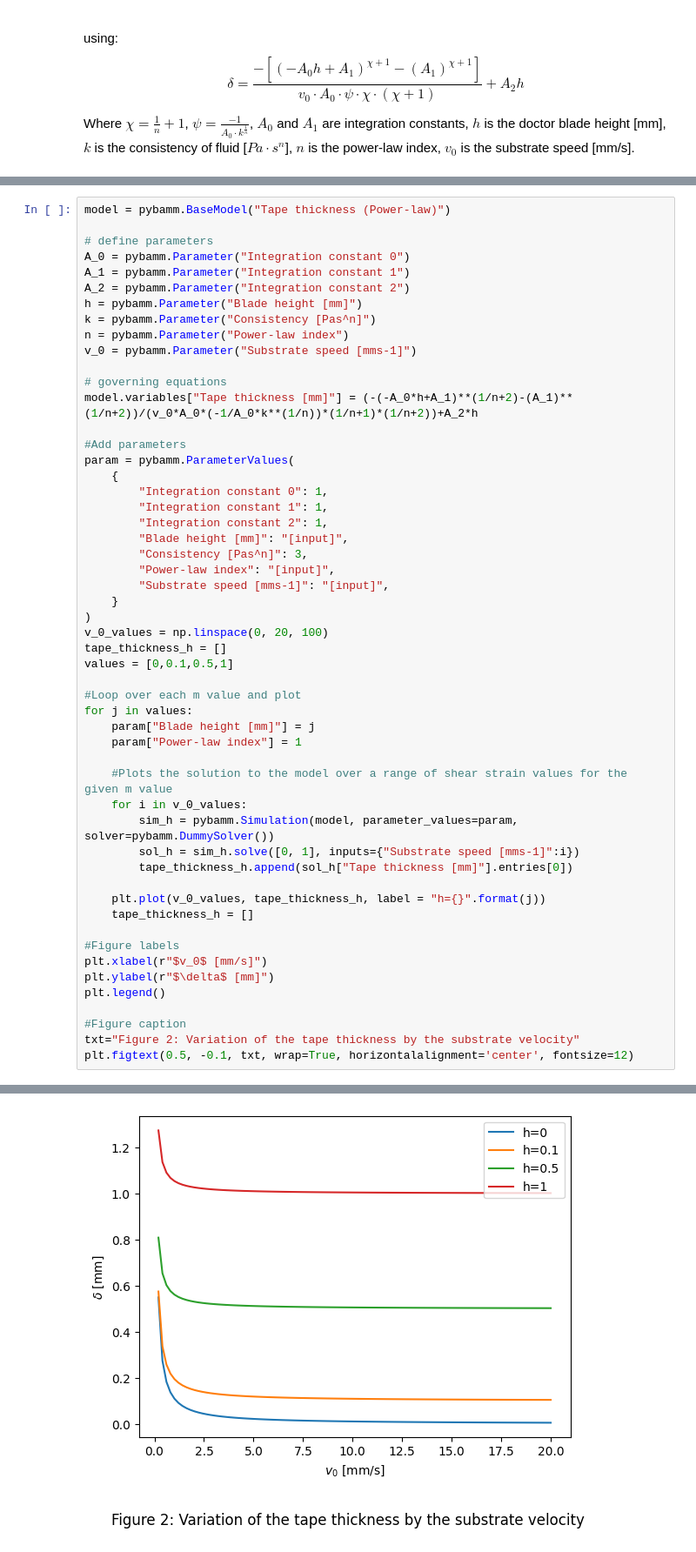
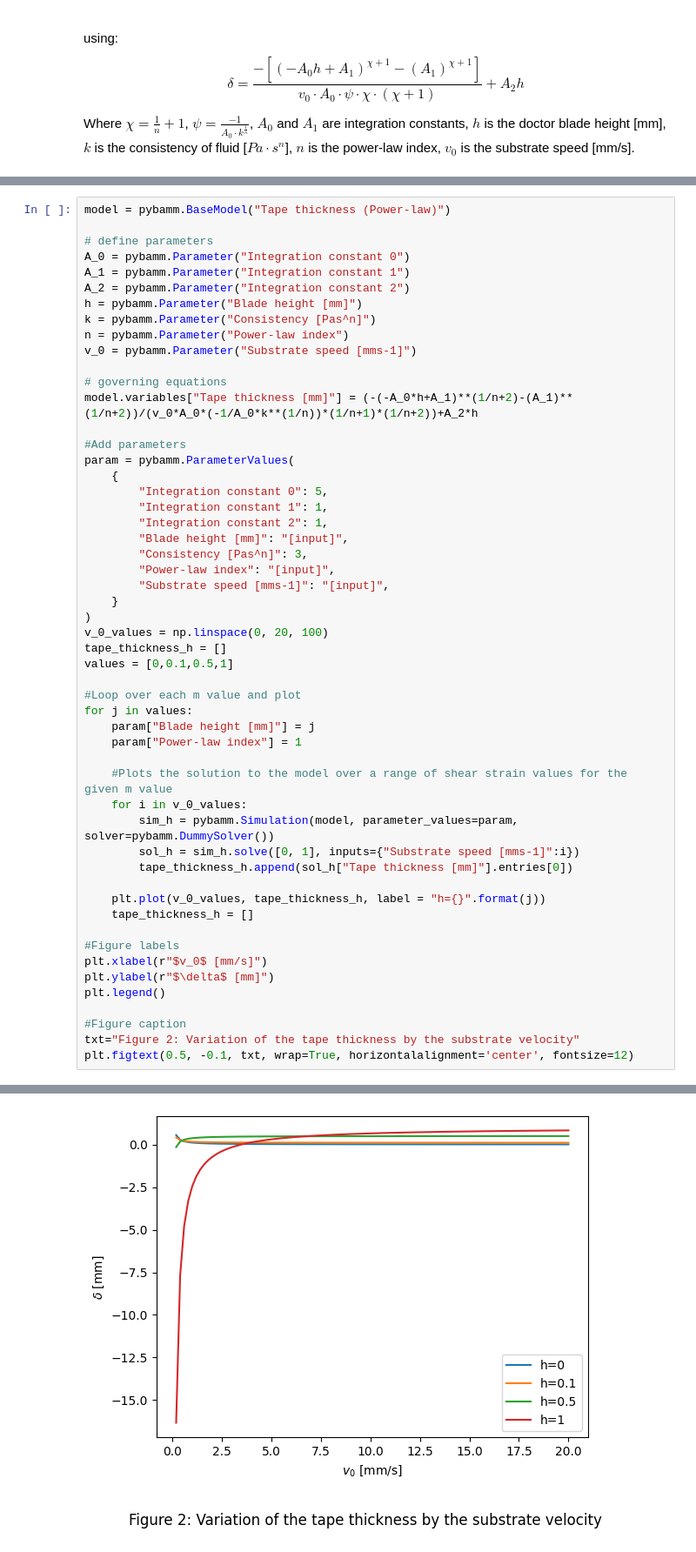
Before and after one commit to FW-Coding/FUSE-Internship-2024, a Jupyter notebook: Rheological and flow analysis model.ipynb, the cells around one changed output, grey strips where cells are left out. Shown at 87% size. Saved outputs shown, nothing was run; the diff lists cells and outputs as text.

```diff
--- a/Rheological and flow analysis model.ipynb
+++ b/Rheological and flow analysis model.ipynb
@@ -136,7 +136,7 @@ model.variables["Tape thickness [mm]"] = (-(-A_0*h+A_1)**(1/n+2)-(A_1)**(1/n+2))
 #Add parameters
 param = pybamm.ParameterValues(
     {
-        "Integration constant 0": 1,
+        "Integration constant 0": 5,
         "Integration constant 1": 1,
         "Integration constant 2": 1,
         "Blade height [mm]": "[input]",
@@ -146,34 +146,34 @@ param = pybamm.ParameterValues(
     }
 )
 v_0_values = np.linspace(0, 20, 100)
 tape_thickness_h = []
 values = [0,0.1,0.5,1]
 
 #Loop over each m value and plot
 for j in values:
     param["Blade height [mm]"] = j
     param["Power-law index"] = 1
 
     #Plots the solution to the model over a range of shear strain values for the given m value
     for i in v_0_values:
         sim_h = pybamm.Simulation(model, parameter_values=param, solver=pybamm.DummySolver())
         sol_h = sim_h.solve([0, 1], inputs={"Substrate speed [mms-1]":i})
         tape_thickness_h.append(sol_h["Tape thickness [mm]"].entries[0])
 
     plt.plot(v_0_values, tape_thickness_h, label = "h={}".format(j))
     tape_thickness_h = []
 
 #Figure labels
 plt.xlabel(r"$v_0$ [mm/s]")
 plt.ylabel(r"$\delta$ [mm]")
 plt.legend()
 
 #Figure caption
 txt="Figure 2: Variation of the tape thickness by the substrate velocity"
 plt.figtext(0.5, -0.1, txt, wrap=True, horizontalalignment='center', fontsize=12)
 # %% [output]
 Text(0.5, -0.1, 'Figure 2: Variation of the tape thickness by the substrate velocity')
-[figure, old version]
+[figure, new version]
 # %%
 model = pybamm.BaseModel("Tape thickness (Power-law)")
 
```
Also changed, not shown: 1 other file.
